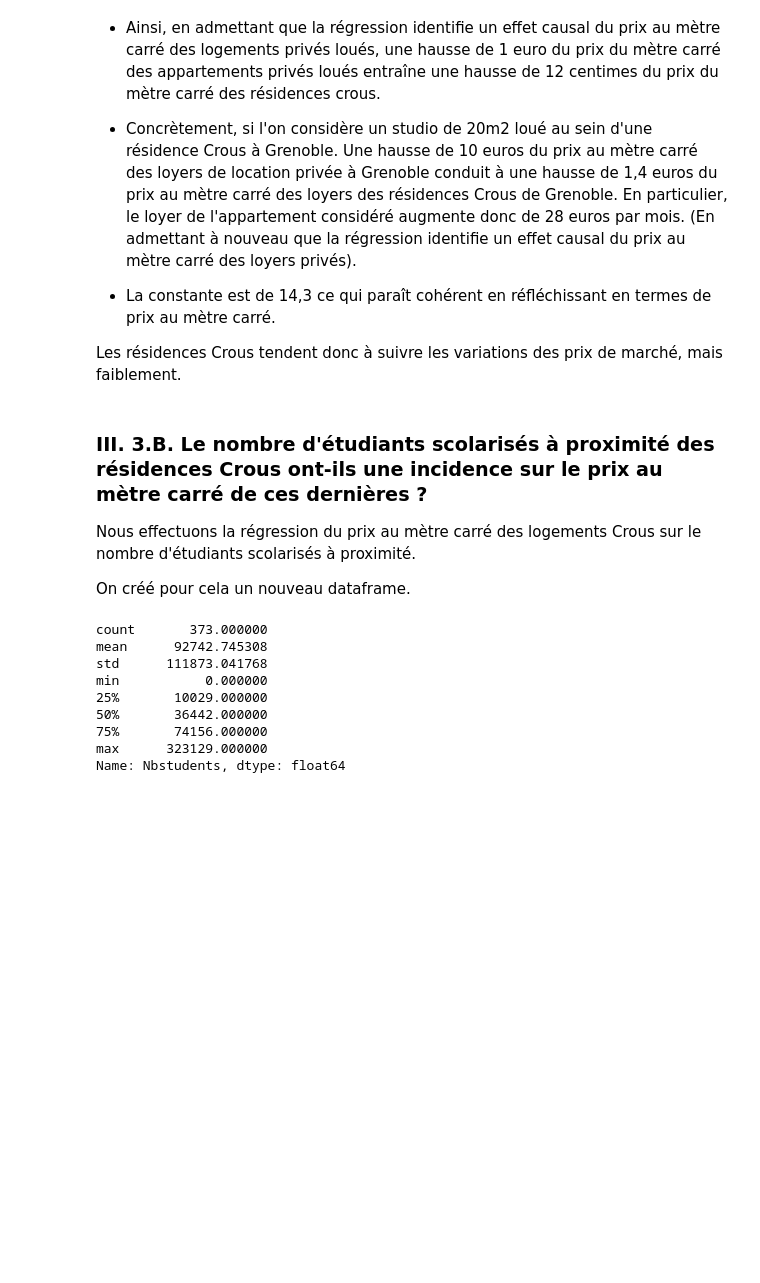
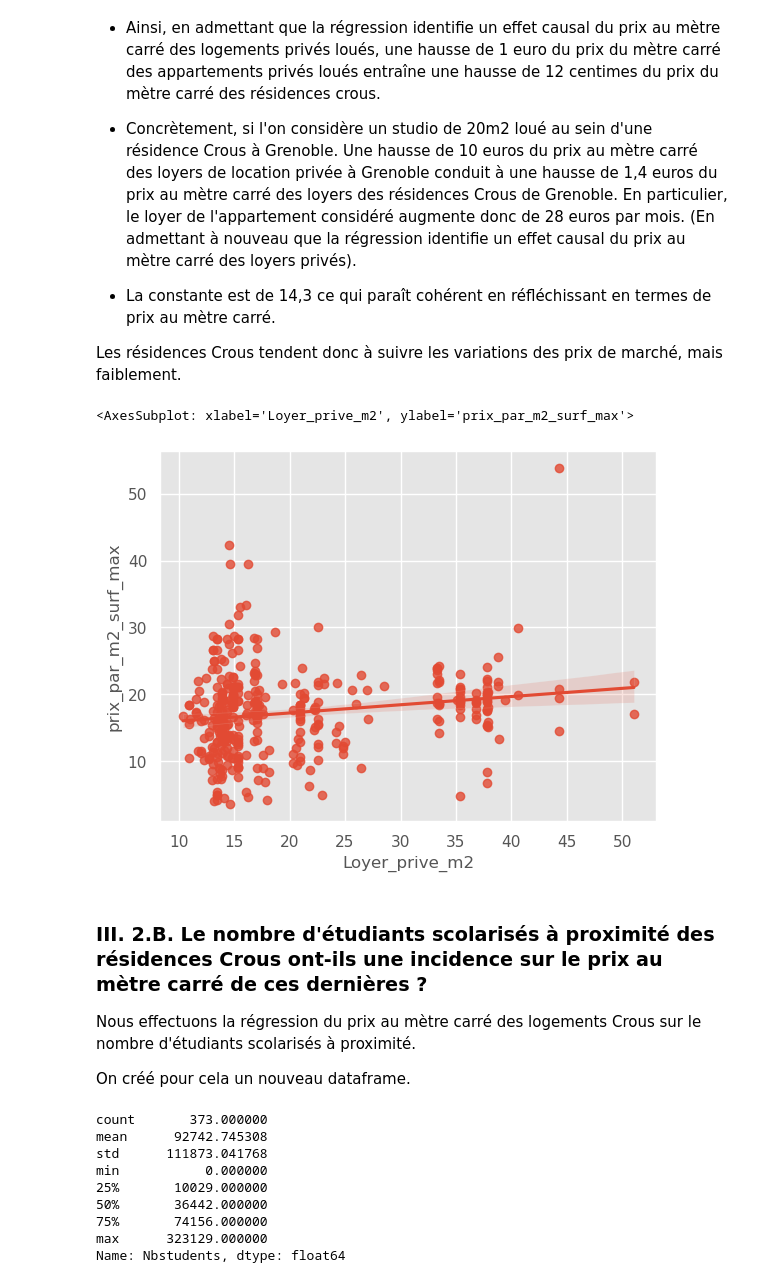
Before and after one commit to Simgnt/La-loi-du-Crous, a Jupyter notebook: Projet_final_Part1_fini + graphes.ipynb, the cells around one changed output. Saved outputs shown, nothing was run; the diff lists cells and outputs as text; code cells hidden in the pictures; blank space fills up the shorter version.

Commit message:
correction d'une erreur, ajout de graphes

```diff
--- a/Projet_final_Part1_fini + graphes.ipynb
+++ b/Projet_final_Part1_fini + graphes.ipynb
@@ -816,8 +816,13 @@ _Analyse_:
 - La constante est de 14,3 ce qui paraît cohérent en réfléchissant en termes de prix au mètre carré.
 
 Les résidences Crous tendent donc à suivre les variations des prix de marché, mais faiblement.
+# %%
+sns.regplot(x='Loyer_prive_m2', y='prix_par_m2_surf_max', data=df2)
+# %% [output]
+<AxesSubplot: xlabel='Loyer_prive_m2', ylabel='prix_par_m2_surf_max'>
+[figure, added]
 # %% [markdown]
-### III. 3.B.  Le nombre d'étudiants scolarisés à proximité des résidences Crous ont-ils une incidence sur le prix au mètre carré de ces dernières ?
+### III. 2.B.  Le nombre d'étudiants scolarisés à proximité des résidences Crous ont-ils une incidence sur le prix au mètre carré de ces dernières ?
 
 Nous effectuons la régression du prix au mètre carré des logements Crous sur le nombre d'étudiants scolarisés à proximité.
 
```
Also changed, not shown: parts of 7 cells of this notebook.
